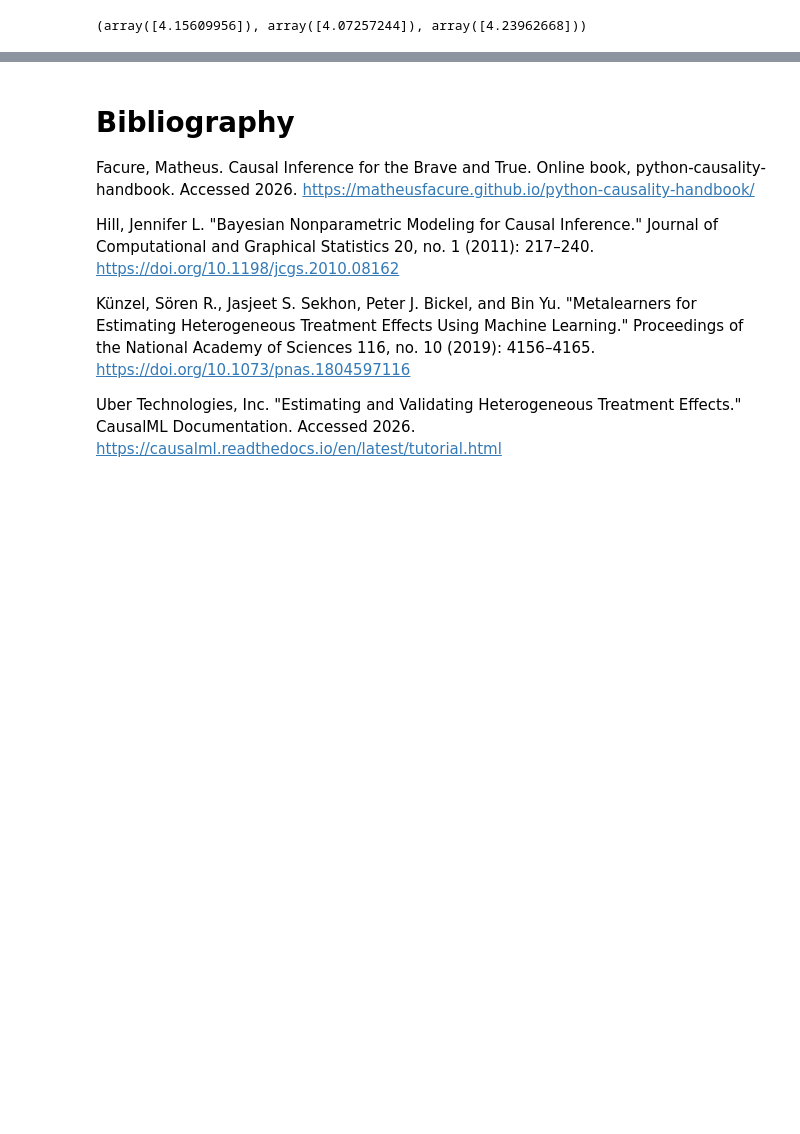
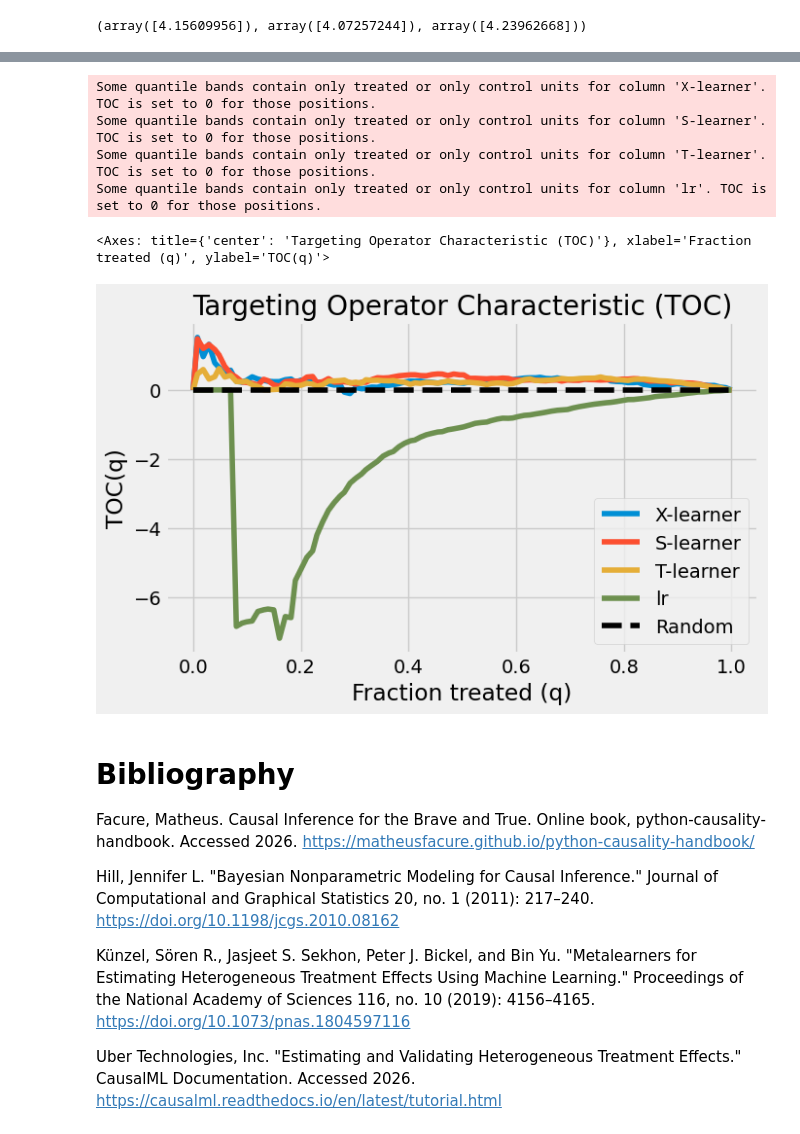
Before and after one commit to cainemerrick98/causal-inference, a Jupyter notebook: MetaLearners-InfantDevelopment/notebook.ipynb, the cells around one changed output, grey strips where cells are left out. Cells and saved outputs as stored; diff of their text form; code cells hidden in the pictures; blank space fills up the shorter version.

Commit message:
finished meta learners

```diff
--- a/MetaLearners-InfantDevelopment/notebook.ipynb
+++ b/MetaLearners-InfantDevelopment/notebook.ipynb
@@ -282,0 +396,38 @@ PEHE: 1.434
+# %%
+X_all = pd.DataFrame(np.vstack([train.data, test.data]),
+                     columns=train.feature_names)
+w_all = np.concatenate([train.treatment, test.treatment])
+y_all = np.concatenate([train.target, test.target])
+
+fit_idx, val_idx = train_test_split(np.arange(len(y_all)), test_size=0.5,
+                                    random_state=RS, stratify=w_all)
+pm_v = ElasticNetPropensityModel(Cs=np.logspace(0, 3, 8), random_state=RS)
+pm_v.fit(X_all.iloc[fit_idx], w_all[fit_idx])
+p_fit = pm_v.predict(X_all.iloc[fit_idx])
+p_val = pm_v.predict(X_all.iloc[val_idx])
+
+# LR estimate
+X_lr = create_design_matrix(X_all.iloc[fit_idx], w_all[fit_idx])
+lr = sm.OLS(y_all[fit_idx], sm.add_constant(X_lr)).fit()
+
+# Meta-learners
+slearner = meta.BaseSLearner(XGBRegressor(random_state=RS)).fit(X=X_all.iloc[fit_idx], treatment=w_all[fit_idx], y=y_all[fit_idx])
+tlearner = meta.BaseTLearner(XGBRegressor(random_state=RS), XGBRegressor(random_state=RS)).fit(X=X_all.iloc[fit_idx], treatment=w_all[fit_idx], y=y_all[fit_idx], p=p_fit)
+xlearner = meta.BaseXLearner(learner=XGBRegressor(random_state=RS)).fit(X=X_all.iloc[fit_idx], treatment=w_all[fit_idx], y=y_all[fit_idx], p=p_fit)
+
+# Preds
+lr_pred = lr.predict(sm.add_constant(create_design_matrix(X_all.iloc[val_idx], w_all[val_idx])))
+s_pred = slearner.predict(X=X_all.iloc[val_idx])
+t_pred = tlearner.predict(X=X_all.iloc[val_idx])
+x_pred = xlearner.predict(X=X_all.iloc[val_idx], p=p_val)
+
+# RATE
+df_validation =pd.DataFrame(data={
+    "y_true": y_all[val_idx],
+    "w": w_all[val_idx],
+    "X-learner": x_pred.reshape(-1),
+    "S-learner": s_pred.reshape(-1),
+    "T-learner": t_pred.reshape(-1),
+    "lr": lr_pred
+})
+print(rate_score(df_validation, outcome_col="y_true", treatment_col="w", return_ci=True))
@@ -283,3 +458,13 @@ PEHE: 1.434
+# %%
+fig, ax = plt.subplots(figsize=(7, 4.2))
+plot_toc(df_validation, outcome_col="y_true", treatment_col="w", ax=ax)
+# %% [output]
+Some quantile bands contain only treated or only control units for column 'X-learner'. TOC is set to 0 for those positions.
+Some quantile bands contain only treated or only control units for column 'S-learner'. TOC is set to 0 for those positions.
+Some quantile bands contain only treated or only control units for column 'T-learner'. TOC is set to 0 for those positions.
+Some quantile bands contain only treated or only control units for column 'lr'. TOC is set to 0 for those positions.
+<Axes: title={'center': 'Targeting Operator Characteristic (TOC)'}, xlabel='Fraction treated (q)', ylabel='TOC(q)'>
+[figure, added]
 # %% [markdown]
 # Bibliography
 
```
Also changed, not shown: parts of 14 cells of this notebook.
